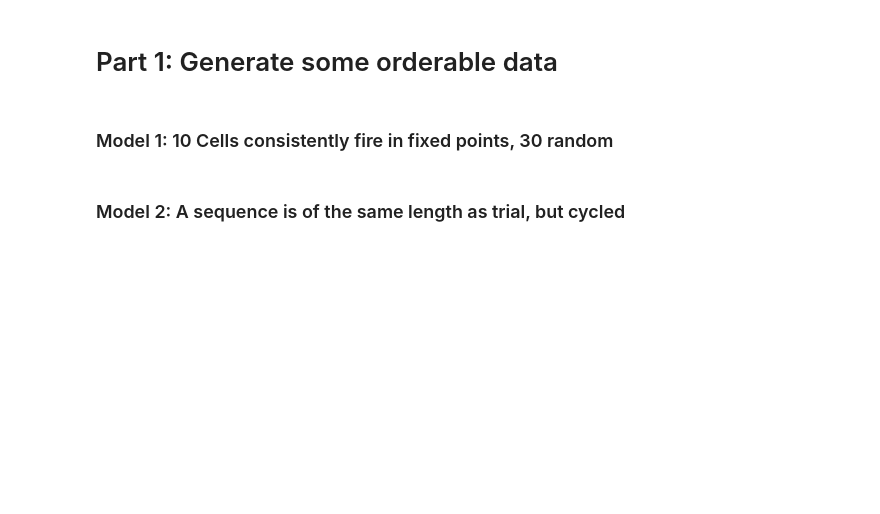
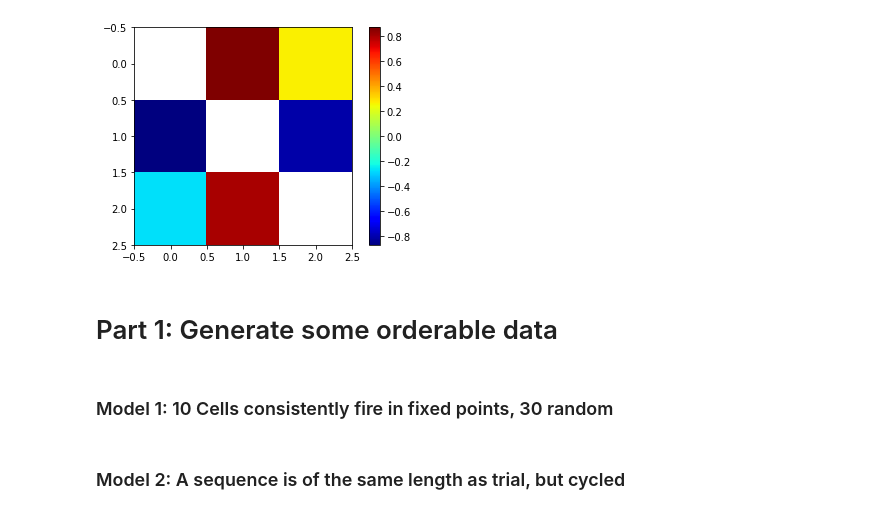
Before and after one commit to HelmchenLabSoftware/mesostat-dev, a Jupyter notebook: examples/metrics/orderability/example_orderability.ipynb, the cells around one changed output. Drawn from its saved outputs; the diff is of its cells as text; code cells hidden in the pictures; blank space fills up the shorter version.

```diff
--- a/examples/metrics/orderability/example_orderability.ipynb
+++ b/examples/metrics/orderability/example_orderability.ipynb
@@ -79,3 +30,36 @@ gau = lambda mu, s2: np.exp(-(mu**2)/s2/2) / np.sqrt(2 * np.pi * s2)
+# %%
+nTime = 100
+nTrial = 30
+
+x = np.linspace(0, 1, nTime)
+
+# Generate template arrays
+y1 = gau(x - 0.3, 0.2)
+y2 = gau(x - 0.7, 0.2)
+y3 = np.random.normal(0, 1, nTime)
+
+# Extrude templates along trials
+y1 = np.repeat([y1], nTrial, axis=0)
+y2 = np.repeat([y2], nTrial, axis=0)
+y3 = np.repeat([y3], nTrial, axis=0)
+
+# Join into single dataset
+yTot = np.array([y1, y2, y3])
+
+# Add noise
+yTot += np.random.normal(0, 1, (3, nTrial, nTime))
+
+# Evaluate orderability and plot
+mc = MetricCalculator(serial=True, verbose=False)
+mc.set_data(yTot, 'prs')
+rez = mc.metric3D('ord_binary', '', metricSettings={"directed" : True}, sweepSettings=None)
+
+plt.figure()
+plt.imshow(rez, cmap='jet')
+plt.colorbar()
+plt.show()
+# %% [output]
+[figure, added]
 # %% [markdown]
 # Part 1: Generate some orderable data
 # %%
```
Also changed, not shown: parts of 6 cells of this notebook, 3 other files.
